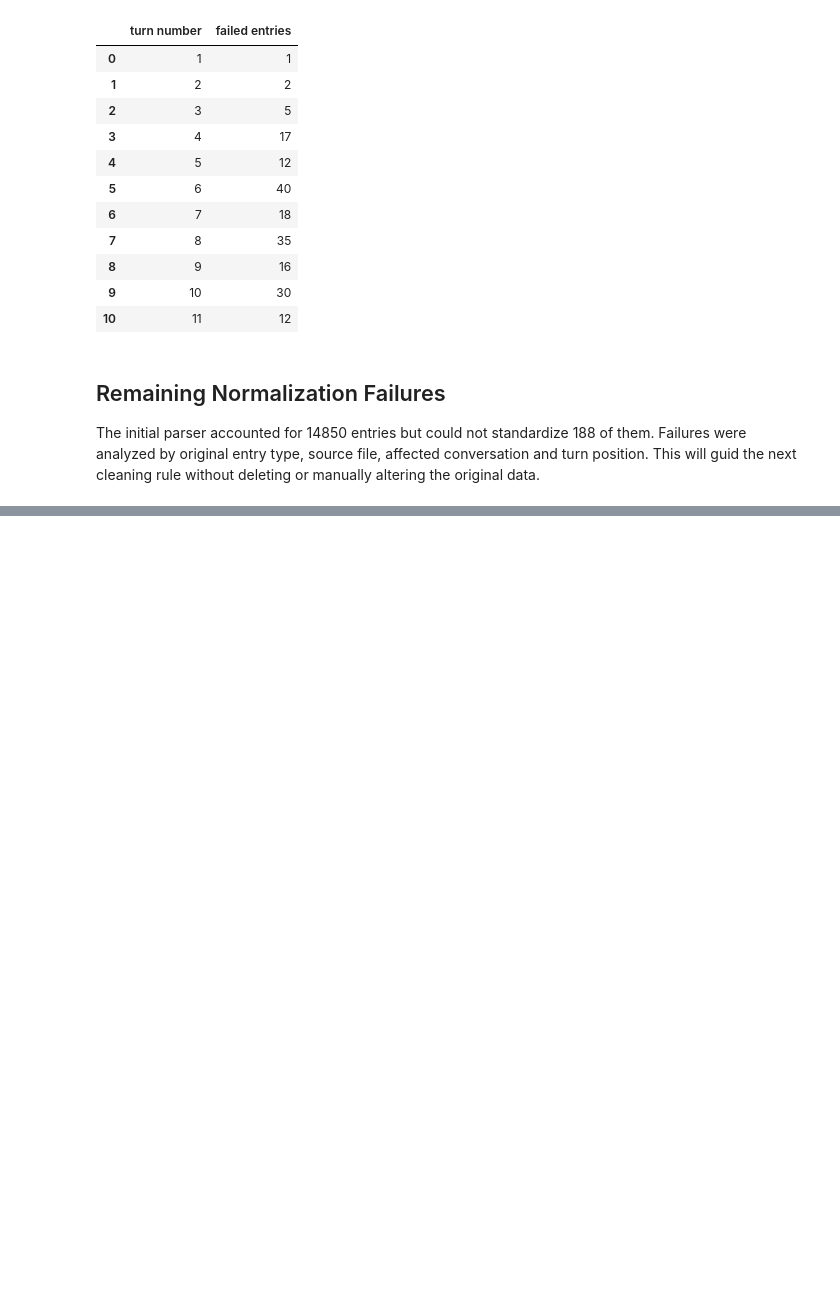
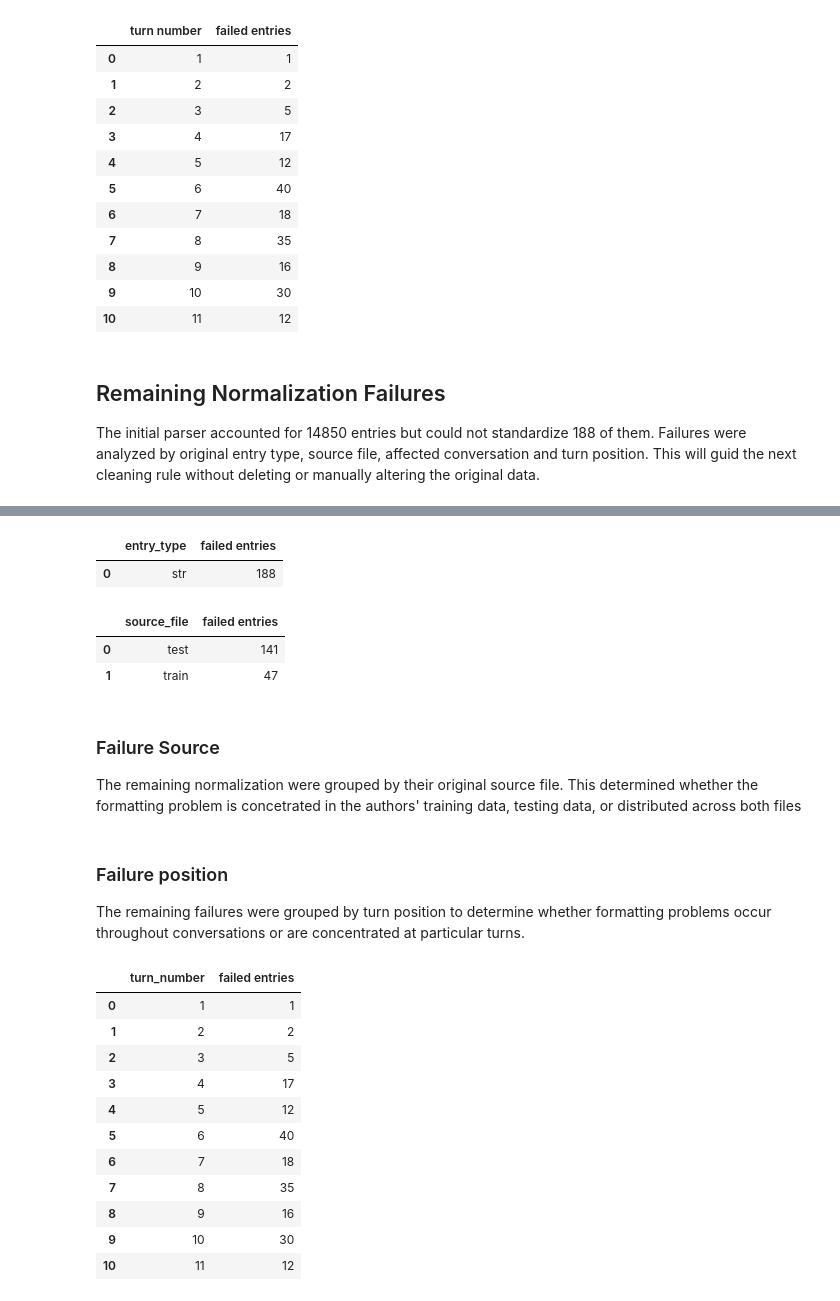
Before and after one commit to jfilloon/MTPD-CAPSTONE, a Jupyter notebook: notebooks/02_data_preparation.ipynb, the cells around one changed output, grey strips where cells are left out. Saved outputs shown, nothing was run; the diff lists cells and outputs as text; code cells hidden in the pictures; blank space fills up the shorter version.

Commit message:
Document data normalization and remaining failures

```diff
--- a/notebooks/02_data_preparation.ipynb
+++ b/notebooks/02_data_preparation.ipynb
@@ -335,3 +335,15 @@ display(failure_turn_counts)
 ## Remaining Normalization Failures
 
 The initial parser accounted for 14850 entries but could not standardize 188 of them. Failures were analyzed by original entry type, source file, affected conversation and turn position. This will guid the next cleaning rule without deleting or manually altering the original data.
+# %%
+# additional cleaning analysis
+failed_entries_df = pd.DataFrame(failed_entries)
+
+print("Failed Entries:", len(failed_entries_df))
+
+print(
+    "conversations affected:",
+    failed_entries_df["conversation_id"].nunique()
+)
+
+display(failed_entries_df.head())
@@ -337,0 +363,62 @@ The initial parser accounted for 14850 entries but could not standardize 188 of
+# %%
+# failure entry type
+failure_type_counts = (
+    failed_entries_df["entry_type"].value_counts()
+   .rename_axis("entry_type")
+   .reset_index(name="failed entries")
+)
+
+display(failure_type_counts)
+# %% [output]
+|  | entry_type | failed entries |
+| 0 | str | 188 |
+# %%
+# failures from training or testing
+failed_entries_df["source_file"] = (
+    failed_entries_df["conversation_id"]
+    .str.split("_")
+    .str[0]
+)
+
+failure_source_counts = (
+    failed_entries_df["source_file"].value_counts()
+   .rename_axis("source_file")
+   .reset_index(name="failed entries")
+)
+
+display(failure_source_counts)
+# %% [output]
+|  | source_file | failed entries |
+| 0 | test | 141 |
+| 1 | train | 47 |
+# %% [markdown]
+### Failure Source
+
+The remaining normalization were grouped by their original source file. This determined whether the formatting problem is concetrated in the authors' training data, testing data, or distributed across both files
+# %% [markdown]
+### Failure position
+
+The remaining failures were grouped by turn position to determine whether formatting problems occur throughout conversations or are concentrated at particular turns.
+# %%
+failure_turn_counts = (
+    failed_entries_df["turn_number"]
+    .value_counts()
+    .sort_index()
+    .rename_axis("turn_number")
+    .reset_index(name="failed entries")
+)
+
+display(failure_turn_counts)
+# %% [output]
+|  | turn_number | failed entries |
+| 0 | 1 | 1 |
+| 1 | 2 | 2 |
+| 2 | 3 | 5 |
+| 3 | 4 | 17 |
+| 4 | 5 | 12 |
+| 5 | 6 | 40 |
+| 6 | 7 | 18 |
+| 7 | 8 | 35 |
+| 8 | 9 | 16 |
+| 9 | 10 | 30 |
+| 10 | 11 | 12 |
```
Also changed, not shown: parts of 4 cells of this notebook.
